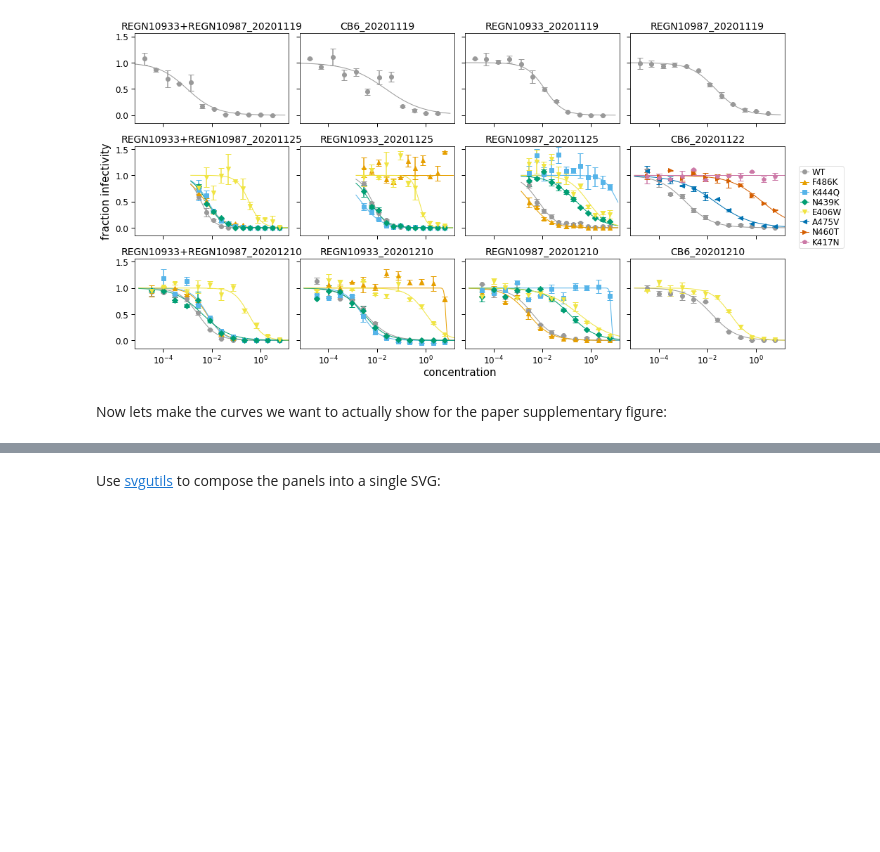
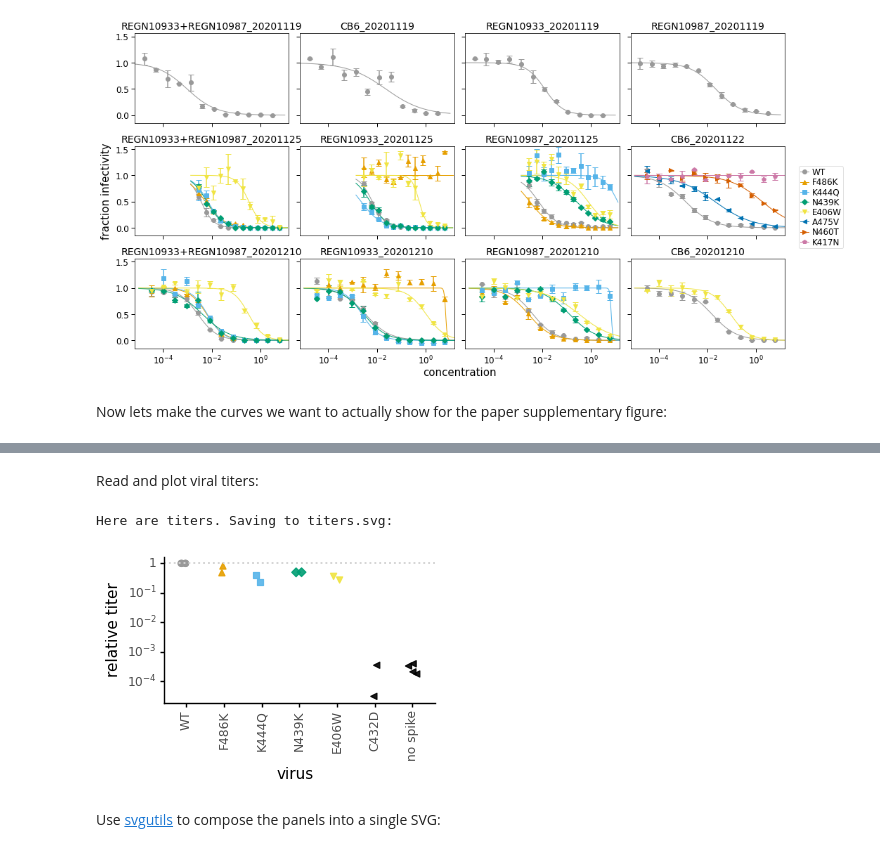
Before and after one commit to jbloomlab/SARS-CoV-2-RBD_MAP_clinical_Abs, a Jupyter notebook: exptl_neut_data/analyze_neuts.ipynb, the cells around one changed output, grey strips where cells are left out. Saved outputs shown, nothing was run; the diff lists cells and outputs as text; code cells hidden in the pictures; blank space fills up the shorter version.

Commit message:
plotted updated experimental data

```diff
--- a/exptl_neut_data/analyze_neuts.ipynb
+++ b/exptl_neut_data/analyze_neuts.ipynb
@@ -144,3 +149,52 @@ Here is neutralization panel E. Saving to neutcurves_E.svg:
+# %% [markdown]
+Read and plot viral titers:
+# %%
+titers = (pd.read_csv('titer_data/20201210_REGN_titer2.csv')
+          .rename(columns={'Normalized Titer': 'relative titer'})
+          .assign(virus=lambda x: x['Construct']
+                                  .map(lambda s: 'no spike' if
+                                                  s == 'Negative' else s)
+                  )
+          )
+titer_viruses = [v for v in virus_to_color_marker if v in titers['virus'].unique()]
+titer_colors = [virus_to_color_marker[v][0] for v in titer_viruses]
+titer_shapes = [virus_to_color_marker[v][1] for v in titer_viruses]
+extras = ['C432D', 'no spike']
+titer_viruses += extras
+titer_colors += ['black' for _ in extras]
+titer_shapes += ['<' for _ in extras]
+
+titers = (titers
+          .query('virus in @titer_viruses')
+          .assign(virus=lambda x: pd.Categorical(x['virus'], titer_viruses, ordered=True))
+          )
+
+p = (ggplot(titers) +
+     aes(x='virus', y='relative titer', color='virus', shape='virus') +
+     geom_jitter(width=0.15, height=0, size=2, alpha=0.9, random_state=1) +
+     theme_classic() +
+     theme(axis_text_x=element_text(angle=90),
+           figure_size=(3.5, 1.9),
+           legend_position='none') +
+     geom_hline(yintercept=1, linetype='dotted', color='lightgray',
+               size=0.75) +
+     scale_y_log10(labels=lambda ys: [f"${y:.1g}$" if abs(math.log10(y)) < 1 else
+                                      f"$10^{{{int(math.log10(y))}}}$" for y in ys]
+                   ) +
+     scale_color_manual(values=titer_colors) +
+     scale_shape_manual(values=titer_shapes)
+     )
+
+svg_file = 'titers.svg'
+svg_files['F'] = svg_file
+print(f"\nHere are titers. Saving to {svg_file}:")
+fig = p.draw()
+fig.savefig(svg_file, bbox_inches='tight', pad_inches=0.3)
+display(fig)
+plt.close(fig)
+# %% [output]
+Here are titers. Saving to titers.svg:
+[figure, added]
 # %% [markdown]
 Use [svgutils](https://svgutils.readthedocs.io/en/latest/tutorials/composing_multipanel_figures.html) to compose the panels into a single SVG:
 # %%
```
Also changed, not shown: parts of 5 cells of this notebook, 11 other files.
